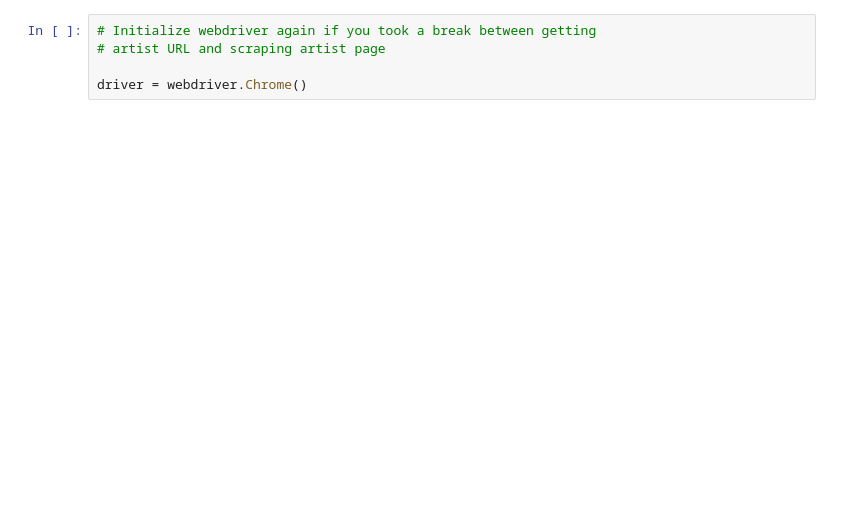
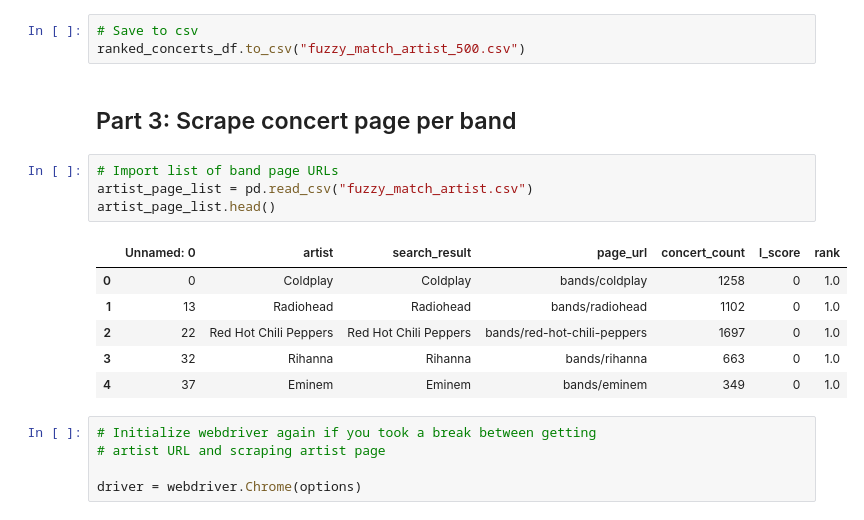
Before and after one commit to bobrien7/Music-Hall, a Jupyter notebook: data/concert_archives/concert_data_scraping.ipynb, the cells around one changed output. Drawn from its saved outputs; the diff is of its cells as text; blank space fills up the shorter version.

Commit message:
cleaned script, artist population

```diff
--- a/data/concert_archives/concert_data_scraping.ipynb
+++ b/data/concert_archives/concert_data_scraping.ipynb
@@ -82,7 +226,23 @@ band_page[:5]
+# %%
+# Save to csv
+ranked_concerts_df.to_csv("fuzzy_match_artist_500.csv")
+# %% [markdown]
+## Part 3: Scrape concert page per band
+# %%
+# Import list of band page URLs
+artist_page_list = pd.read_csv("fuzzy_match_artist.csv")
+artist_page_list.head()
+# %% [output]
+|  | Unnamed: 0 | artist | search_result | page_url | concert_count | l_score | rank |
+| 0 | 0 | Coldplay | Coldplay | bands/coldplay | 1258 | 0 | 1.0 |
+| 1 | 13 | Radiohead | Radiohead | bands/radiohead | 1102 | 0 | 1.0 |
+| 2 | 22 | Red Hot Chili Peppers | Red Hot Chili Peppers | bands/red-hot-chili-peppers | 1697 | 0 | 1.0 |
+| 3 | 32 | Rihanna | Rihanna | bands/rihanna | 663 | 0 | 1.0 |
+| 4 | 37 | Eminem | Eminem | bands/eminem | 349 | 0 | 1.0 |
 # %%
 # Initialize webdriver again if you took a break between getting
 # artist URL and scraping artist page
 
-driver = webdriver.Chrome()
+driver = webdriver.Chrome(options)
 # %%
 # Loop through artists, get concerts info
```
Also changed, not shown: parts of 22 cells of this notebook, 10 other files.
